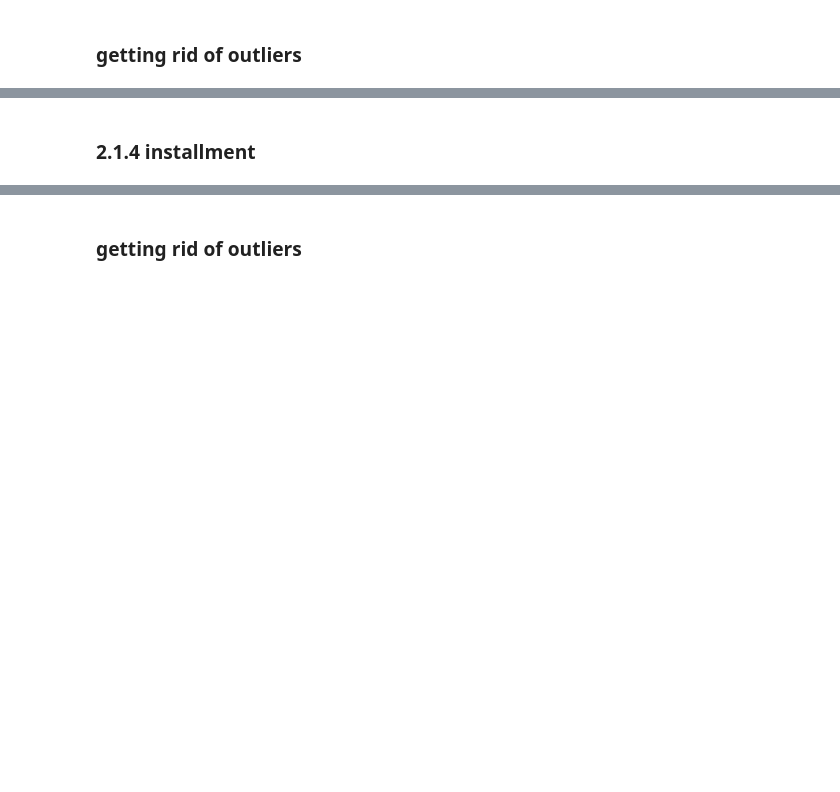
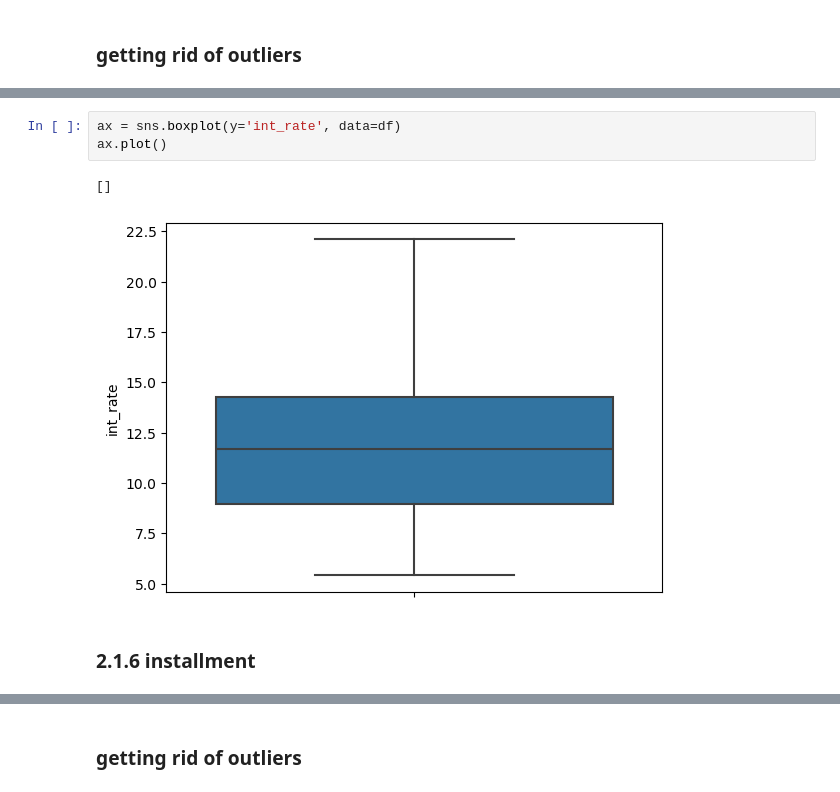
Before and after one commit to sdakshinkar/LendingClubCaseStudy, a Jupyter notebook: Swapnil_Dakshinkar.ipynb, the cells around one changed output, grey strips where cells are left out. Saved outputs shown, nothing was run; the diff lists cells and outputs as text; blank space fills up the shorter version.

```diff
--- a/Swapnil_Dakshinkar.ipynb
+++ b/Swapnil_Dakshinkar.ipynb
@@ -373,5 +402,11 @@ df.shape
+# %%
+ax = sns.boxplot(y='int_rate', data=df)
+ax.plot()
+# %% [output]
+[]
+[figure, added]
 # %% [markdown]
-### 2.1.4 installment
+### 2.1.6 installment
 # %%
 ax = sns.boxplot(y='installment', data=df)
 ax.plot()
```
Also changed, not shown: parts of 76 cells of this notebook, 1 other file.
